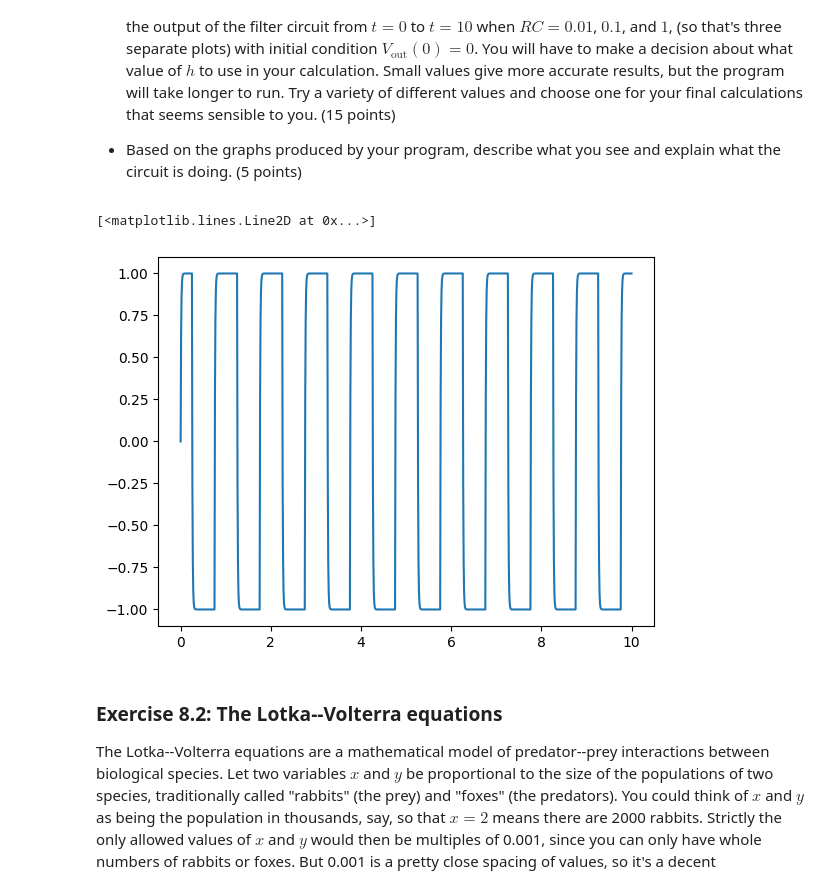
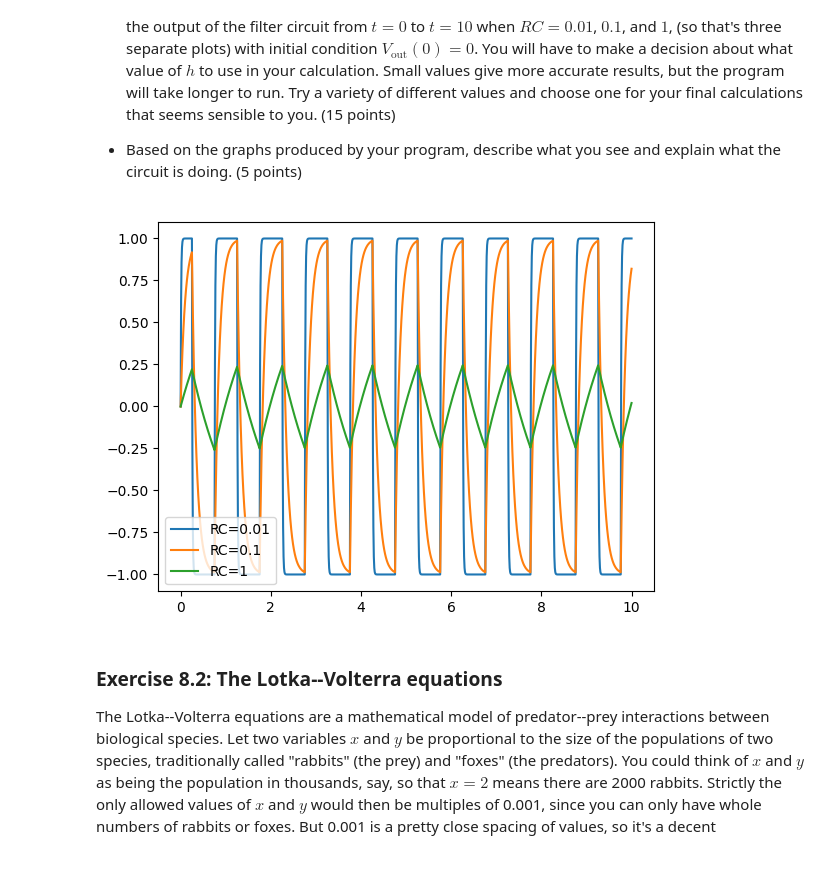
Before and after one commit to AtomLikeInPhysics/Tom-PHYS50733, a Jupyter notebook: Homework4/Homework4.ipynb, the cells around one changed output. Drawn from its saved outputs; the diff is of its cells as text; code cells hidden in the pictures.

```diff
--- a/Homework4/Homework4.ipynb
+++ b/Homework4/Homework4.ipynb
@@ -54,35 +54,39 @@ import matplotlib.pyplot as plt
 # %%
 def Vin(t):
     if round(2*t)%2 == 0:
         return(1)
     else:
         return(-1)
 
 
 def Vout(Vin,RC,x,t):
     return(1/RC * (Vin - x))
 
 x=0
 tstart = 0
 tstop = 10
 N = 1000
 h = (tstop-tstart)/N
 xpnt = []
 
+
+RC_val = [0.01,0.1,1]
 t = np.linspace(tstart,tstop,N)
-RC = 0.01
-for i in t:
-    xpnt.append(x)
-    k1 = h*Vout(Vin(i),RC,x,i)
-    k2 = h*Vout(Vin(i),RC,x + 0.5*k1, i + 0.5*h)
-    k3 = h*Vout(Vin(i),RC,x + 0.5*k2, i + 0.5*h)
-    k4 = h*Vout(Vin(i),RC,x + k3, i + h)
-    x += 1/6 * (k1 + 2*k2 + 2*k3 + k4)
-
-plt.plot(t,xpnt)
+for j in range(len(RC_val)):
+    RC = RC_val[j]
+    x=0
+    xpnt = []
+    for i in t:
+        xpnt.append(x)
+        k1 = h*Vout(Vin(i),RC,x,i)
+        k2 = h*Vout(Vin(i),RC,x + 0.5*k1, i + 0.5*h)
+        k3 = h*Vout(Vin(i),RC,x + 0.5*k2, i + 0.5*h)
+        k4 = h*Vout(Vin(i),RC,x + k3, i + h)
+        x += 1/6 * (k1 + 2*k2 + 2*k3 + k4)
+    plt.plot(t,xpnt,label = f'RC={RC}')
+    plt.legend()
 # %% [output]
-[<matplotlib.lines.Line2D at 0x...>]
-[figure, old version]
+[figure, new version]
 # %% [markdown]
 ### Exercise 8.2: The Lotka--Volterra equations
 
```
Also changed, not shown: parts of 6 cells of this notebook.
